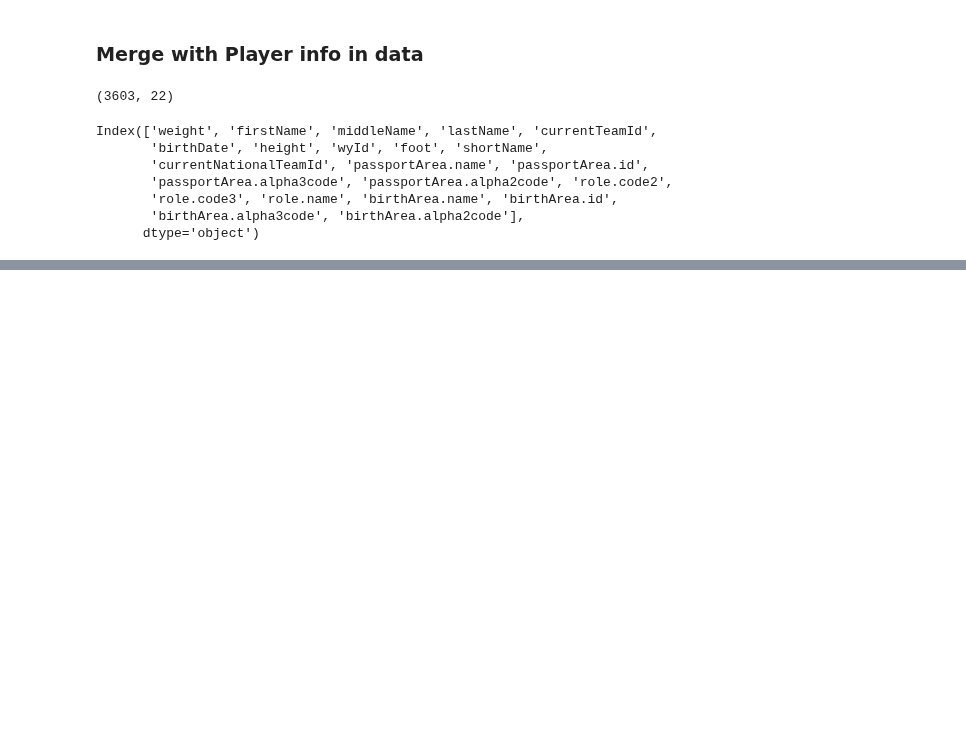
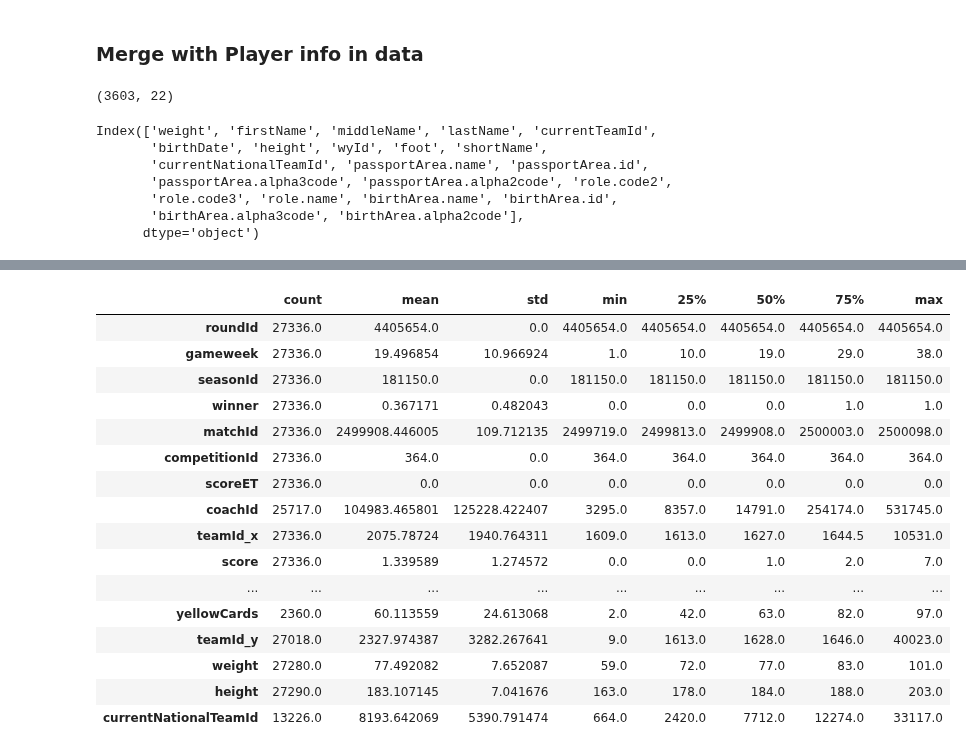
Before and after one commit to dilancroos/data_science_project, a Jupyter notebook: main.ipynb, the cells around one changed output, grey strips where cells are left out. Drawn from its saved outputs; the diff is of its cells as text; code cells hidden in the pictures; blank space fills up the shorter version.

```diff
--- a/main.ipynb
+++ b/main.ipynb
@@ -285,0 +288,3 @@ match_team_ext_df.head()
+# %%
+match_team_ply_df = match_team_ext_df.merge(players_df, on='matchId', how='left')
+match_team_ply_df.head()
@@ -336,0 +353,3 @@ player_df_norm
+# %%
+match_team_ply_dply_df = match_team_ply_df.merge(player_df_norm, on='playerId', how='left')
+match_team_ply_dply_df.head()
@@ -336,0 +375,3 @@ player_df_norm
+# %%
+match_team_ply_dply_df.drop(['area.id', 'assists'], axis=1, inplace=True)
+match_team_ply_dply_df.dtypes
@@ -336,0 +396,20 @@ player_df_norm
+# %%
+match_team_ply_dply_df.describe().T
+# %% [output]
+|  | count | mean | std | min | 25% | 50% | 75% | max |
+| roundId | 27336.0 | 4405654.0 | 0.0 | 4405654.0 | 4405654.0 | 4405654.0 | 4405654.0 | 4405654.0 |
+| gameweek | 27336.0 | 19.496854 | 10.966924 | 1.0 | 10.0 | 19.0 | 29.0 | 38.0 |
+| seasonId | 27336.0 | 181150.0 | 0.0 | 181150.0 | 181150.0 | 181150.0 | 181150.0 | 181150.0 |
+| winner | 27336.0 | 0.367171 | 0.482043 | 0.0 | 0.0 | 0.0 | 1.0 | 1.0 |
+| matchId | 27336.0 | 2499908.446005 | 109.712135 | 2499719.0 | 2499813.0 | 2499908.0 | 2500003.0 | 2500098.0 |
+| competitionId | 27336.0 | 364.0 | 0.0 | 364.0 | 364.0 | 364.0 | 364.0 | 364.0 |
+| scoreET | 27336.0 | 0.0 | 0.0 | 0.0 | 0.0 | 0.0 | 0.0 | 0.0 |
+| coachId | 25717.0 | 104983.465801 | 125228.422407 | 3295.0 | 8357.0 | 14791.0 | 254174.0 | 531745.0 |
+| teamId_x | 27336.0 | 2075.78724 | 1940.764311 | 1609.0 | 1613.0 | 1627.0 | 1644.5 | 10531.0 |
+| score | 27336.0 | 1.339589 | 1.274572 | 0.0 | 0.0 | 1.0 | 2.0 | 7.0 |
+| ... | ... | ... | ... | ... | ... | ... | ... | ... |
+| yellowCards | 2360.0 | 60.113559 | 24.613068 | 2.0 | 42.0 | 63.0 | 82.0 | 97.0 |
+| teamId_y | 27018.0 | 2327.974387 | 3282.267641 | 9.0 | 1613.0 | 1628.0 | 1646.0 | 40023.0 |
+| weight | 27280.0 | 77.492082 | 7.652087 | 59.0 | 72.0 | 77.0 | 83.0 | 101.0 |
+| height | 27290.0 | 183.107145 | 7.041676 | 163.0 | 178.0 | 184.0 | 188.0 | 203.0 |
+| currentNationalTeamId | 13226.0 | 8193.642069 | 5390.791474 | 664.0 | 2420.0 | 7712.0 | 12274.0 | 33117.0 |
```
Also changed, not shown: parts of 8 cells of this notebook.
